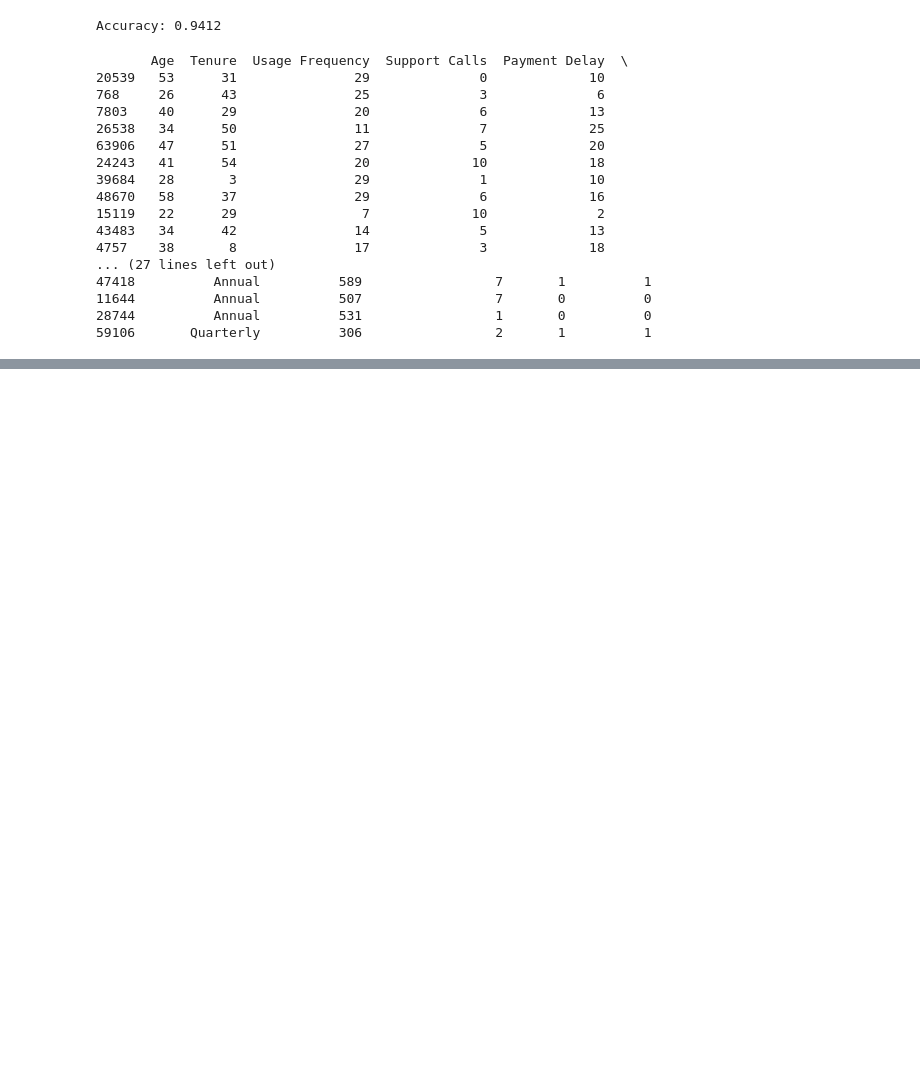
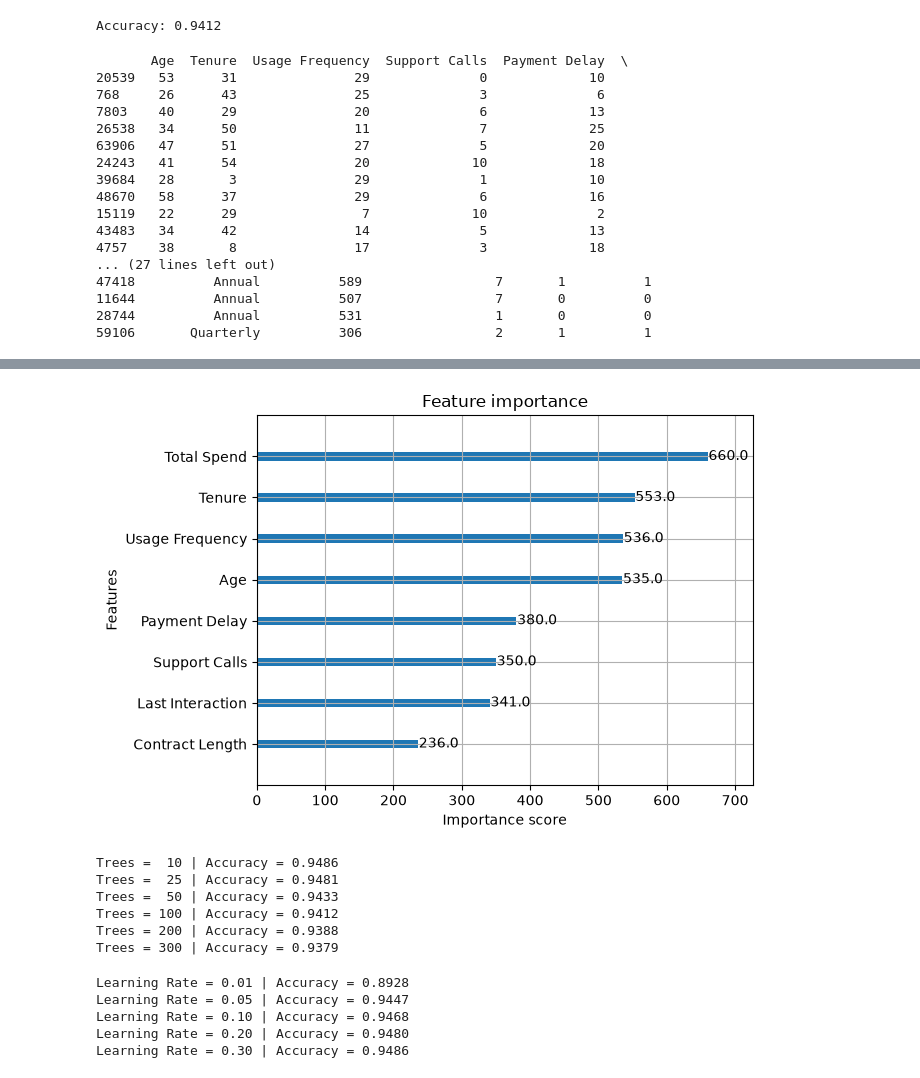
Before and after one commit to keshav687352-netizen/Churn, a Jupyter notebook: model1.ipynb, the cells around one changed output, grey strips where cells are left out. Drawn from its saved outputs; the diff is of its cells as text; code cells hidden in the pictures; blank space fills up the shorter version.

```diff
--- a/model1.ipynb
+++ b/model1.ipynb
@@ -219,0 +264,9 @@ XGBoostError: [22:05:31] C:\actions-runner\_work\xgboost\xgboost\src\data\../dat
+# %%
+from xgboost import plot_importance
+import matplotlib.pyplot as plt
+
+plot_importance(model)
+
+plt.show()
+# %% [output]
+[figure, added]
@@ -219,0 +277,56 @@ XGBoostError: [22:05:31] C:\actions-runner\_work\xgboost\xgboost\src\data\../dat
+# %%
+from xgboost import XGBClassifier
+from sklearn.metrics import accuracy_score
+
+estimators = [10, 25, 50, 100, 200, 300]
+
+for n in estimators:
+
+    model = XGBClassifier(
+        n_estimators=n,
+        random_state=42,
+        eval_metric="logloss"
+    )
+
+    model.fit(X_train, y_train)
+
+    y_pred = model.predict(X_test)
+
+    accuracy = accuracy_score(y_test, y_pred)
+
+    print(f"Trees = {n:3d} | Accuracy = {accuracy:.4f}")
+# %% [output]
+Trees =  10 | Accuracy = 0.9486
+Trees =  25 | Accuracy = 0.9481
+Trees =  50 | Accuracy = 0.9433
+Trees = 100 | Accuracy = 0.9412
+Trees = 200 | Accuracy = 0.9388
+Trees = 300 | Accuracy = 0.9379
+# %%
+from xgboost import XGBClassifier
+from sklearn.metrics import accuracy_score
+
+learning_rates = [0.01, 0.05, 0.1, 0.2, 0.3]
+
+for lr in learning_rates:
+
+    model = XGBClassifier(
+        n_estimators=10,
+        learning_rate=lr,
+        random_state=42,
+        eval_metric="logloss"
+    )
+
+    model.fit(X_train, y_train)
+
+    y_pred = model.predict(X_test)
+
+    accuracy = accuracy_score(y_test, y_pred)
+
+    print(f"Learning Rate = {lr:.2f} | Accuracy = {accuracy:.4f}")
+# %% [output]
+Learning Rate = 0.01 | Accuracy = 0.8928
+Learning Rate = 0.05 | Accuracy = 0.9447
+Learning Rate = 0.10 | Accuracy = 0.9468
+Learning Rate = 0.20 | Accuracy = 0.9480
+Learning Rate = 0.30 | Accuracy = 0.9486
```
Also changed, not shown: parts of 12 cells of this notebook, 1 other file.
